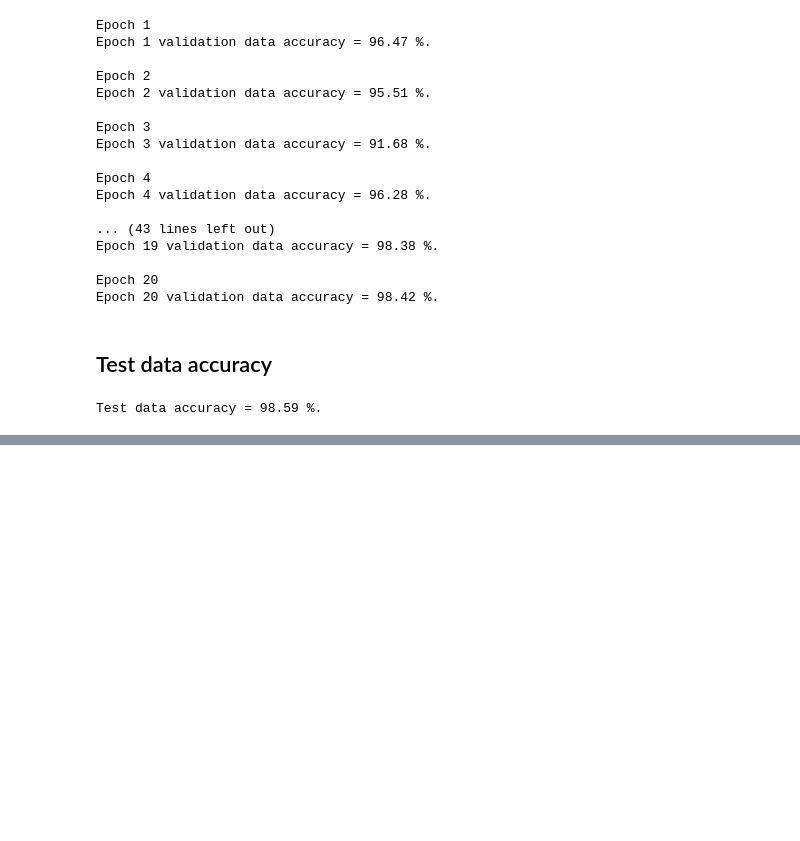
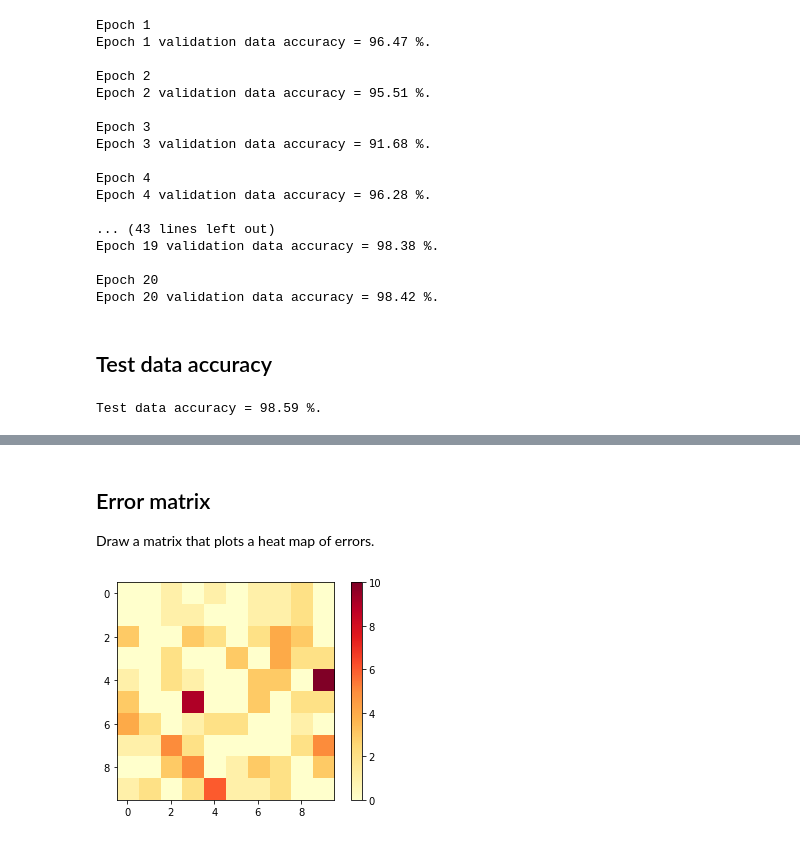
Before and after one commit to anamayasullerey/start, a Jupyter notebook: docs/mnist_net.ipynb, the cells around one changed output, grey strips where cells are left out. Drawn from its saved outputs; the diff is of its cells as text; code cells hidden in the pictures; blank space fills up the shorter version.

```diff
--- a/docs/mnist_net.ipynb
+++ b/docs/mnist_net.ipynb
@@ -153,0 +228,20 @@ Test data accuracy = 98.59 %.
+# %% [markdown]
+## Error matrix
+Draw a matrix that plots a heat map of errors.
+# %%
+errGrid = [[0 for col in range(10)] for row in range(10)]
+for i in range(pred_y_class.shape[0]):
+    errGrid[int(test_y_class[i])][pred_y_class[i]] += 1
+
+for i in range(10):
+    errGrid[i][i] = 0
+# %%
+import matplotlib.pyplot as plt
+fig = plt.figure()
+ax = fig.add_subplot(1,1,1)
+ax.set_aspect('equal')
+plt.imshow(errGrid, interpolation='nearest', cmap=plt.cm.YlOrRd)
+plt.colorbar()
+plt.show()
+# %% [output]
+[figure, added]
```
Also changed, not shown: parts of 8 cells of this notebook.
